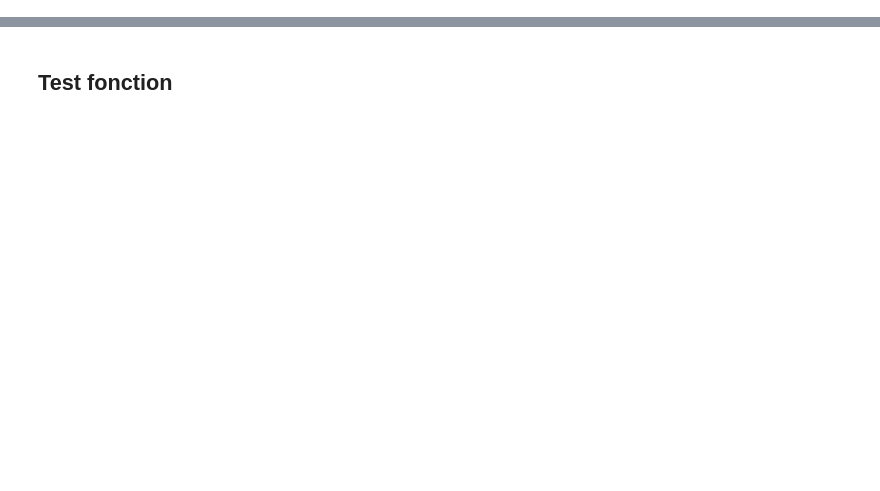
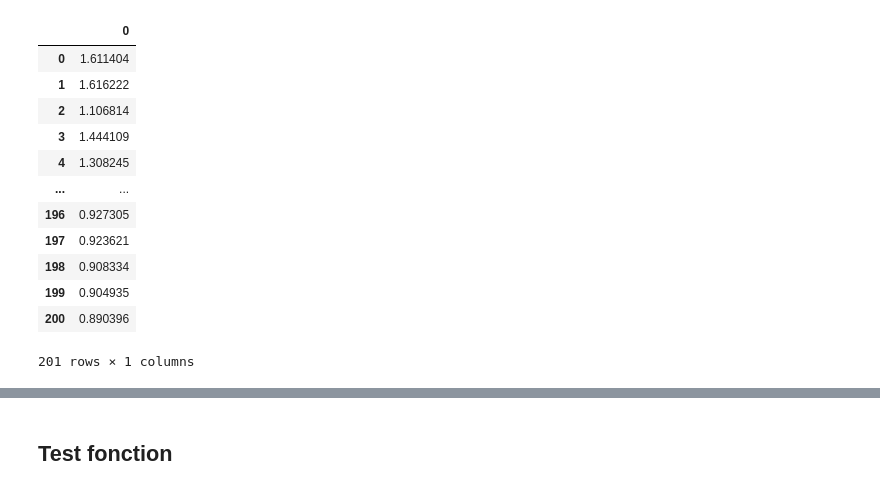
Before and after one commit to louismia22/Numerical-Probability, a Jupyter notebook: src/exploration.ipynb, the cells around one changed output, grey strips where cells are left out. Saved outputs shown, nothing was run; the diff lists cells and outputs as text; code cells hidden in the pictures; blank space fills up the shorter version.

```diff
--- a/src/exploration.ipynb
+++ b/src/exploration.ipynb
@@ -54,0 +94,16 @@ array([0.40982835, 0.38528402, 0.36056971, 0.33569056, 0.31065248,
+# %%
+df.ewm(alpha=0.3).mean()
+# %% [output]
+|  | 0 |
+| 0 | 1.611404 |
+| 1 | 1.616222 |
+| 2 | 1.106814 |
+| 3 | 1.444109 |
+| 4 | 1.308245 |
+| ... | ... |
+| 196 | 0.927305 |
+| 197 | 0.923621 |
+| 198 | 0.908334 |
+| 199 | 0.904935 |
+| 200 | 0.890396 |
+201 rows × 1 columns
```
Also changed, not shown: parts of 17 cells of this notebook, 1 other file.
